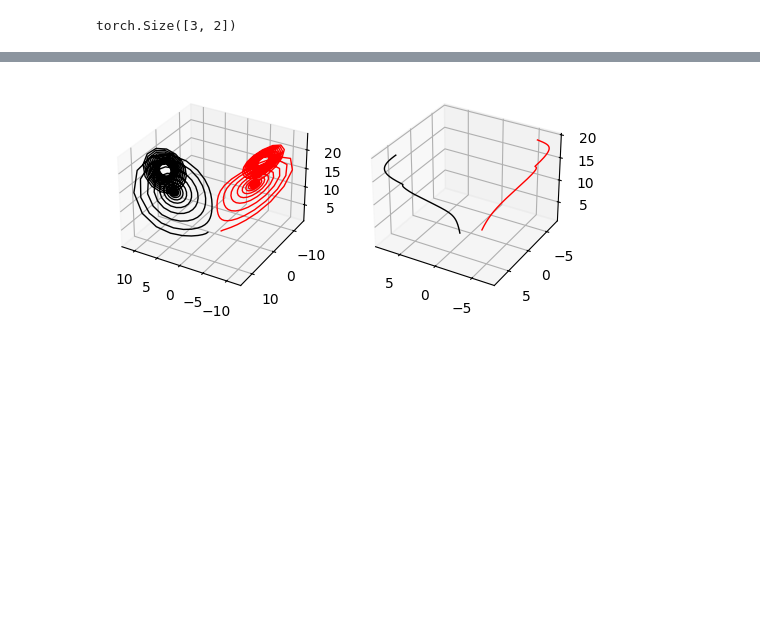
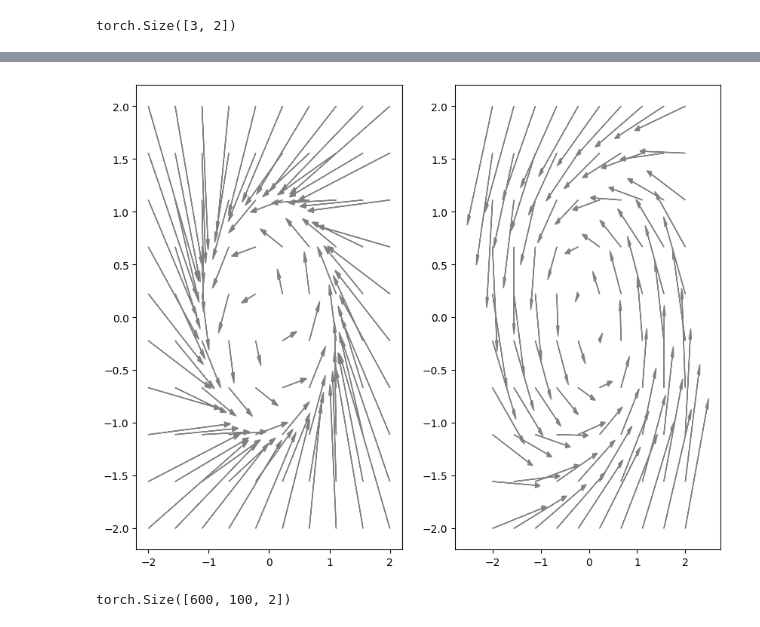
Before and after one commit to JPROSS18/JackRoss-PhD-Notes, a Jupyter notebook: NODE_Dynamic_Bifurcation_Parameter/DyBif_NODE_v2.ipynb, the cells around one changed output, grey strips where cells are left out. Saved outputs shown, nothing was run; the diff lists cells and outputs as text; code cells hidden in the pictures; blank space fills up the shorter version.

```diff
--- a/NODE_Dynamic_Bifurcation_Parameter/DyBif_NODE_v2.ipynb
+++ b/NODE_Dynamic_Bifurcation_Parameter/DyBif_NODE_v2.ipynb
@@ -209,2 +177,0 @@ torch.Size([200, 1])
-# %%
-pred_x_temp = odeint(model, training_data_tensor[0, 0, :, :].T, t_eval_tensor.T[:, 0], method='rk4', options={'step_size': dt})
@@ -213,5 +178,7 @@ RuntimeError: mat1 and mat2 shapes cannot be multiplied (320x3 and 4x10)
 # %%
-num_epochs = 2
+num_epochs = 500
+batch_size = 32
+num_batches = 10
 
 for epoch in tqdm(range(num_epochs)):
     optimizer.zero_grad()
@@ -318,27 +249,39 @@ Text(0.5, 0, 'Epochs')
+# %%
+a = torch.linspace(-2, 2, 10)  # To initialize the random number generator
+b = torch.linspace(-2, 2, 10)  # To initialize the random number generator
+
+pts = torch.cartesian_prod(a, b)
 # %%
-t_Start_pred = 0; t_Final_pred = 30
-t_eval_pred = torch.arange(t_Start_pred, t_Final_pred, dt)
-node_data = odeint(model, training_data_tensor[0, 0, :, :].float(), t_eval_pred, method='rk4', options={'step_size': dt})
+t_Start_pred = 0; t_Final_pred = 2; dt_pred = 0.05
+t_eval_pred = torch.arange(t_Start_pred, t_Final_pred, dt_pred)
+node_data = odeint(model, pts.float(), t_eval_pred, method='rk4', options={'step_size': dt_pred})
+true_data = odeint(func=lc.f, y0=pts.float(), t=t_eval_pred, method='rk4')
 # %%
 #Plotting results
-fig = plt.figure(figsize=(6, 8))
+fig = plt.figure(figsize=(10, 8))
 
 #First Plot
-ax1 = fig.add_subplot(1, 2, 1, projection='3d')
-ax1.plot(xs=training_data_tensor[0, :, 0, 0], ys=training_data_tensor[0, :, 0, 1], zs=training_data_tensor[0, :, 0, 2], color = 'black', linewidth = 1 )
-ax1.plot(xs=training_data_tensor[0, :, 1, 0], ys=training_data_tensor[0, :, 1, 1], zs=training_data_tensor[0, :, 1, 2], color = 'red', linewidth = 1 )
+ax1 = fig.add_subplot(1, 2, 1)
+for i in range(pts.shape[0]):
+    ax1.arrow(x=true_data[0, i, 0].detach().numpy(), y=true_data[0, i, 1].detach().numpy(),
+          dx=true_data[10, i, 0].detach().numpy() - true_data[0, i, 0].detach().numpy(),
+          dy=true_data[10, i, 1].detach().numpy() - true_data[0, i, 1].detach().numpy(), length_includes_head=True, head_width=0.05, head_length=0.1, color='gray')
+
 
 #ax1.plot(xs=node_data[:, 0].detach().numpy(), ys=node_data[:, 1].detach().numpy(), zs=node_data[:, 2].detach().numpy(), color='red', linewidth=1)
-ax1.view_init(elev = 30, azim = 120)
 
 
 #Second Plot
-ax2 = fig.add_subplot(1, 2, 2, projection='3d')
-ax2.plot(xs=node_data[:, 0, 0].detach().numpy(), ys=node_data[:, 0, 1].detach().numpy(), zs=node_data[:, 0, 2].detach().numpy(), color = 'black', linewidth = 1 )
-ax2.plot(xs=node_data[:, 1, 0].detach().numpy(), ys=node_data[:, 1, 1].detach().numpy(), zs=node_data[:, 1, 2].detach().numpy(), color = 'red', linewidth = 1 )
+ax2 = fig.add_subplot(1, 2, 2)
+for i in range(pts.shape[0]):
+    ax2.arrow(x=node_data[0, i, 0].detach().numpy(), y=node_data[0, i, 1].detach().numpy(),
+          dx=node_data[10, i, 0].detach().numpy() - node_data[0, i, 0].detach().numpy(),
+          dy=node_data[10, i, 1].detach().numpy() - node_data[0, i, 1].detach().numpy(), length_includes_head=True, head_width=0.05, head_length=0.1, color='gray')
 
-ax2.view_init(elev = 30, azim = 120)
+
+
+
 
 plt.show()
 # %% [output]
-[figure, old version]
+[figure, new version]
@@ -344,0 +293,4 @@ plt.show()
+# %%
+test_data_node.shape
+# %% [output]
+torch.Size([600, 100, 2])
```
Also changed, not shown: parts of 24 cells of this notebook, 1 other file.
